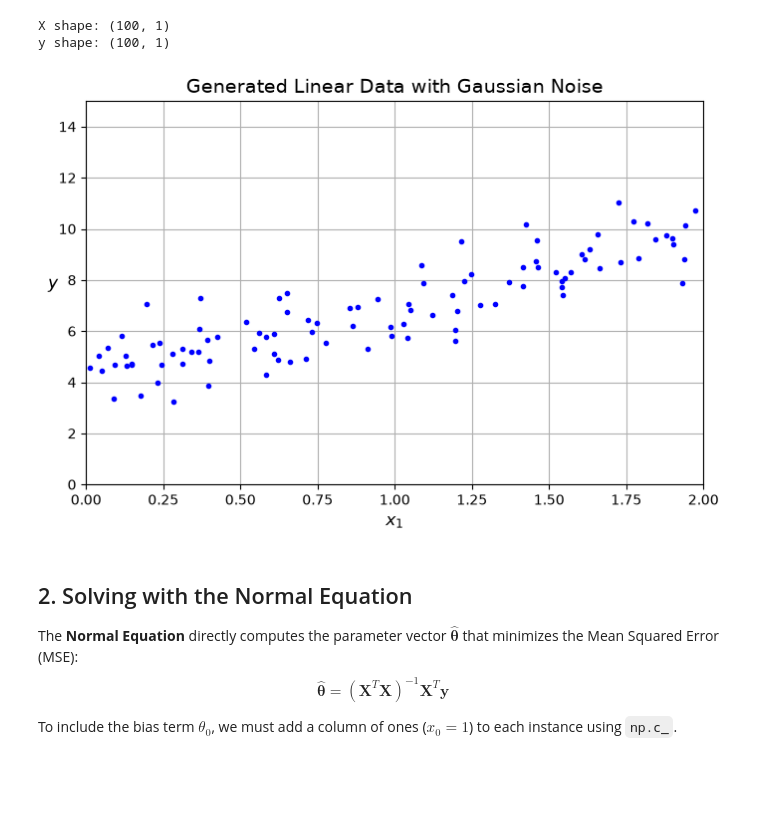
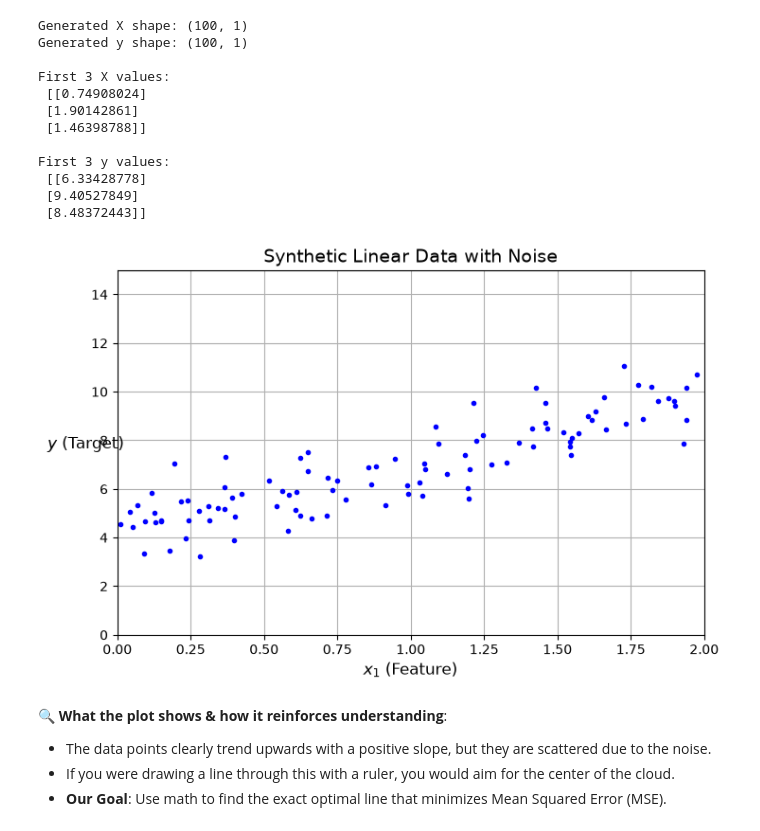
Before and after one commit to Hamshary99/mohamed-ai-learning, a Jupyter notebook: week1/day2/notebooks/Ch4_practice.ipynb, the cells around one changed output. Drawn from its saved outputs; the diff is of its cells as text; code cells hidden in the pictures; blank space fills up the shorter version.

```diff
--- a/week1/day2/notebooks/Ch4_practice.ipynb
+++ b/week1/day2/notebooks/Ch4_practice.ipynb
@@ -15,36 +24,46 @@ Here:
 import numpy as np
 import matplotlib.pyplot as plt
 
-# Set random seed for reproducible results
+# Set seed for exact reproducibility
 np.random.seed(42)
 
-# Generate 100 random instances with 1 feature (x1 in range [0, 2))
+# Generate 100 random feature values between 0 and 2
 X = 2 * np.random.rand(100, 1)
 
-# Target: y = 4 + 3x + Gaussian noise (mean 0, std 1)
+# Generate targets using y = 4 + 3x + Gaussian noise (mean 0, std 1)
 y = 4 + 3 * X + np.random.randn(100, 1)
 
-print("X shape:", X.shape)
-print("y shape:", y.shape)
+print("Generated X shape:", X.shape)
+print("Generated y shape:", y.shape)
+print("\nFirst 3 X values:\n", X[:3])
+print("\nFirst 3 y values:\n", y[:3])
 # %% [output]
-X shape: (100, 1)
-y shape: (100, 1)
+Generated X shape: (100, 1)
+Generated y shape: (100, 1)
+
+First 3 X values:
+ [[0.74908024]
+ [1.90142861]
+ [1.46398788]]
+
+First 3 y values:
+ [[6.33428778]
+ [9.40527849]
+ [8.48372443]]
 # %%
-# Visualize the generated synthetic dataset
+# Visualize the dataset
 plt.figure(figsize=(8, 5))
 plt.plot(X, y, "b.")
-plt.xlabel("$x_1$", fontsize=12)
-plt.ylabel("$y$", rotation=0, fontsize=12)
-plt.title("Generated Linear Data with Gaussian Noise", fontsize=14)
+plt.xlabel("$x_1$ (Feature)", fontsize=12)
+plt.ylabel("$y$ (Target)", rotation=0, fontsize=12)
+plt.title("Synthetic Linear Data with Noise", fontsize=14)
 plt.axis([0, 2, 0, 15])
 plt.grid(True)
 plt.show()
 # %% [output]
-[figure, old version]
+[figure, new version]
-# %% [markdown]
-## 2. Solving with the Normal Equation
-
-The **Normal Equation** directly computes the parameter vector $\hat{\mathbf{\theta}}$ that minimizes the Mean Squared Error (MSE):
-$$\hat{\mathbf{\theta}} = (\mathbf{X}^T \mathbf{X})^{-1} \mathbf{X}^T \mathbf{y}$$
-
-To include the bias term $\theta_0$, we must add a column of ones ($x_0 = 1$) to each instance using `np.c_`.
+# %% [markdown]
+🔍 **What the plot shows & how it reinforces understanding**:
+- The data points clearly trend upwards with a positive slope, but they are scattered due to the noise.
+- If you were drawing a line through this with a ruler, you would aim for the center of the cloud.
+- **Our Goal**: Use math to find the exact optimal line that minimizes Mean Squared Error (MSE).
```
Also changed, not shown: parts of 17 cells of this notebook, 1 other file.
